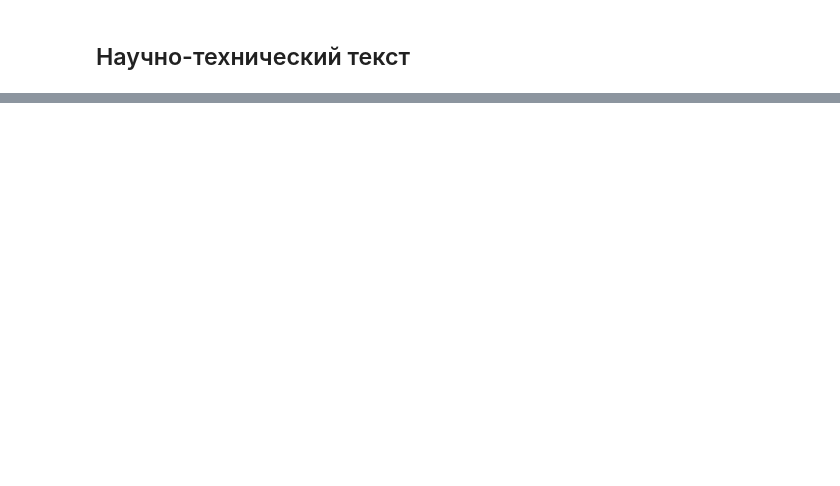
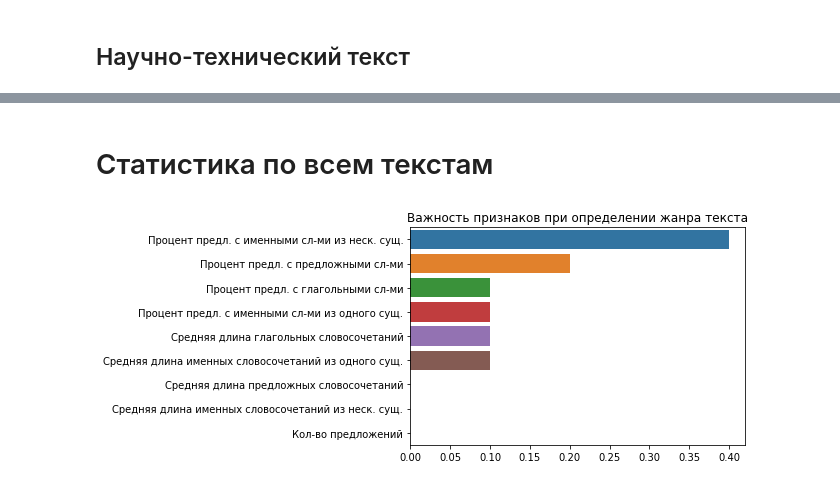
Before and after one commit to EgorDudyrev/hse_comp_ling, a Jupyter notebook: notebooks/hw3/hw3_31.03.2020-First_try.ipynb, the cells around one changed output, grey strips where cells are left out. Drawn from its saved outputs; the diff is of its cells as text; code cells hidden in the pictures; blank space fills up the shorter version.

```diff
--- a/notebooks/hw3/hw3_31.03.2020-First_try.ipynb
+++ b/notebooks/hw3/hw3_31.03.2020-First_try.ipynb
@@ -208,0 +466,3 @@ find_NP1(lexemes)
+# %%
+stat = analyze_text(math_imp_txt, genre='doc', title="Math importance")
+stats.append(stat)
@@ -208,0 +487,37 @@ find_NP1(lexemes)
+# %% [markdown]
+# Статистика по всем текстам
+# %%
+stat_ds = pd.concat([pd.Series(x) for x in stats],1).T
+for f in stat_ds.columns:
+    try: stat_ds[f] = stat_ds[f].astype(float)
+    except: pass
+# %%
+for f in [f for f in stat_ds if f.endswith('_count')]:
+    stat_ds[f.replace('_count', '_ratio')] = stat_ds[f]/stat_ds['n_sentences']*100
+    stat_ds = stat_ds.drop(f,1)
+# %%
+cols_map = {
+ 'title': 'Название',
+ 'n_sentences': 'Кол-во предложений',
+ 'NP1_mean_length': 'Средняя длина именных словосочетаний из одного сущ.',
+ 'NP2_mean_length': 'Средняя длина именных словосочетаний из неск. сущ.',
+ 'Preposition Phrases_mean_length': 'Средняя длина предложных словосочетаний',
+ 'Verb Phrases_mean_length': 'Средняя длина глагольных словосочетаний',
+ 'NP1_ratio': 'Процент предл. с именными сл-ми из одного сущ.',
+ 'NP2_ratio': 'Процент предл. с именными сл-ми из неск. сущ.',
+ 'Preposition Phrases_ratio': 'Процент предл. с предложными сл-ми',
+ 'Verb Phrases_ratio': 'Процент предл. с глагольными сл-ми',
+}
+# %%
+from sklearn.ensemble import RandomForestClassifier
+
+rf = RandomForestClassifier()
+rf.fit(stat_ds.drop(['genre','title'],1), stat_ds['genre'])
+s = pd.Series(rf.feature_importances_, index=stat_ds.drop(['genre','title'],1).columns).sort_values(ascending=False)
+
+plt.title('Важность признаков при определении жанра текста')
+sns.barplot(x=s.values, y=s.index)
+plt.yticks(plt.yticks()[0], [cols_map[x.get_text()] for x in plt.yticks()[1]])
+plt.show()
+# %% [output]
+[figure, added]
```
Also changed, not shown: parts of 83 cells of this notebook, 2 other files.
